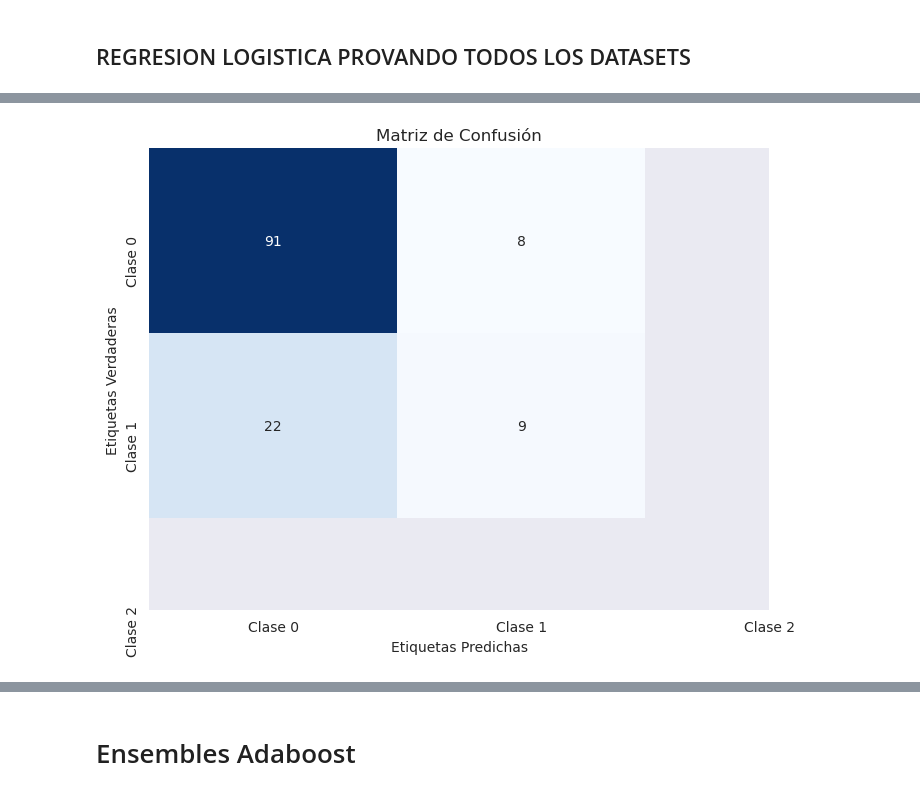
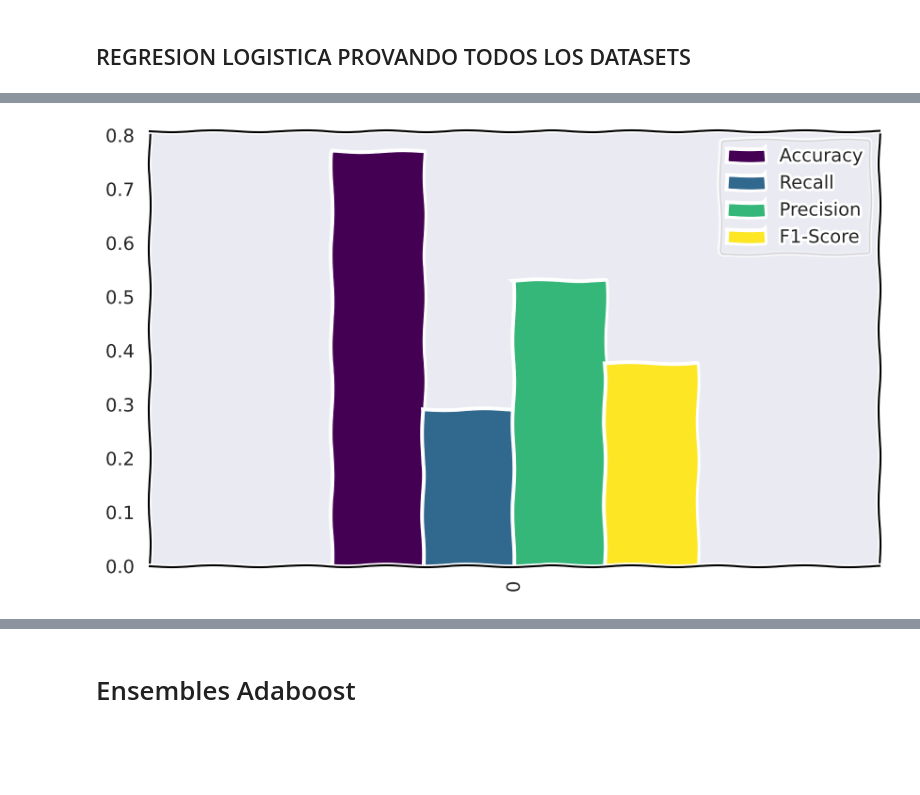
Before and after one commit to WADEBER/Trabajo-Aprendizaje, a Jupyter notebook: alcoholism.ipynb, the cells around one changed output, grey strips where cells are left out. Drawn from its saved outputs; the diff is of its cells as text; code cells hidden in the pictures; blank space fills up the shorter version.

Commit message:
Graficas F1_Score

```diff
--- a/alcoholism.ipynb
+++ b/alcoholism.ipynb
@@ -547,2 +507,21 @@ Esto sugiere que se necesitan enfoques más sofisticados, posiblemente incluyend
 # %%
+y_train_G1, y_train_G2, y_train_media, X_train, y_test_G1, y_test_G2, y_test_media, y_val_G1, y_val_media, X_test, X_val, y_train_calificacion, y_val_calificacion
 ##PONER UNA RED PARA PREDICCION
+clasificador = MLPClassifier(hidden_layer_sizes=(2*len(X_train[0]), 2), max_iter=1000,early_stopping = True,n_iter_no_change = 100,learning_rate_init = 0.0001)
+
+param_grid = {'solver': ['adam', 'sgd']}
+
+grid_search_red = GridSearchCV(clasificador, param_grid, cv=5, scoring='accuracy', refit=True)
+
+# Ejecutar la búsqueda en el conjunto de datos
+grid_search_red.fit(X_train, y_train_media)
+
+# Obtener el mejor modelo y sus parámetros
+best_model_red = grid_search_red.best_estimator_
+best_params_red = grid_search_red.best_params_
+
+print("Mejores parámetros:",  best_params_red)
+
+y_pred_val = best_model_red.predict(X_test)
+accuracy_calificacion_test = accuracy_score(y_test_media, y_pred_val)
+print("Precision validacion: ", 100 * accuracy_calificacion_val, "%")
@@ -608,47 +589,10 @@ def mostrarPesos(best_model_log):# Calcular la importancia de las característic
 # %% [markdown]
 ## REGRESION LOGISTICA PROVANDO TODOS LOS DATASETS
 # %%
+from sklearn.metrics import confusion_matrix, precision_score, recall_score, f1_score, accuracy_score
 diccionario_log = {}
 for i in diccionario_datasets: # Hacemos un particionamiento estándar, 60% para train y 40% para test
-    train_data, temp_data = train_test_split(diccionario_datasets[i], test_size=0.4, random_state=42)
-    val_data, test_data = train_test_split(temp_data, test_size=0.5, random_state=42)
-
-    # Sacamos los atributos target
-    y_train_G1 = train_data['G1']
-    y_train_G2 = train_data['G2']
-    y_train_media = train_data['Media_G1_G2']
-
-
-    # Definimos X con el resto de atributos que no son los targets
-    X_train = train_data.drop(['G1', 'G2','Media_G1_G2','Calificacion'], axis=1)
-
-    # Definimos los conjuntos de Test
-    y_test_G1 = test_data['G1']
-    y_test_G2 = test_data['G2']
-    y_test_media = test_data['Media_G1_G2']
-
-    # Sacamos los atributos de validacion
-    y_val_G1 = val_data['G1']
-    y_val_G2 = val_data['G2']
-    y_val_media = val_data['Media_G1_G2']
-
-    # Definimos X con el resto de atributos que no son los targets
-    X_test = test_data.drop(['G1', 'G2','Media_G1_G2','Calificacion'], axis=1)
-    X_val = val_data.drop(['G1', 'G2','Media_G1_G2','Calificacion'], axis=1)
-
-
-    y_train_calificacion = train_data['Calificacion']
-    y_test_calificacion = test_data['Calificacion']
-    y_val_calificacion = val_data['Calificacion']
-
-
-    # Creamos el estandarizador
-    scaler = StandardScaler()
-
-    # Ajustamos el estandarizador con los datos de entrenamiento y luego transformamos los datos de entrenamiento
-    X_train = scaler.fit_transform(X_train)
-    X_test = scaler.transform(X_test)
-    X_val = scaler.transform(X_val)
+    y_train_G1, y_train_G2, y_train_media, X_train, y_test_G1, y_test_G2, y_test_media, y_val_G1, y_val_media, X_test, X_val, y_train_calificacion, y_val_calificacion = cargarDatos(diccionario_datasets[i])
 
     # Aplicamos el modelo de regresion logistica
     modelo_logistico_calificacion = LogisticRegression()
@@ -674,15 +618,28 @@ for i in diccionario_datasets: # Hacemos un particionamiento estándar, 60% para
 
     #Precision Validacion
     y_pred_val = best_model_log.predict(X_val)
-    precision_calificacion_val = accuracy_score(y_val_calificacion, y_pred_val)
-    print("Precision validacion para dataset ", i, ": "  , 100 * precision_calificacion_val, "%")
+    accuracy_calificacion_val = accuracy_score(y_val_calificacion, y_pred_val)
+    recall  = recall_score(y_val_calificacion, y_pred_val)
+    f1 = f1_score(y_val_calificacion, y_pred_val)
+    precision = precision_score(y_val_calificacion, y_pred_val)
+    print("Precision validacion para dataset ", i, ": "  , 100 * accuracy_calificacion_val, "%")
 
 
-    matriz_confusion(y_val_calificacion, y_pred_val)
+    #matriz_confusion(y_val_calificacion, y_pred_val)
+
+    df_metrics = pd.DataFrame({
+        'Accuracy': [accuracy_calificacion_val],
+        'Recall': [recall],
+        'Precision': [precision],
+        'F1-Score': [f1]
+    })
+    with plt.xkcd():
+        df_metrics.plot(kind='bar', figsize=(10, 6), colormap='viridis')
 
     diccionario_log[i] = best_model_log
 
-    mostrarPesos(best_model_log)
+
+    #mostrarPesos(best_model_log)
 # %% [output]
 Mejores parámetros para dataset  original :  {'C': 0.1, 'multi_class': 'ovr', 'penalty': 'l1', 'solver': 'liblinear'}
 Precision validacion para dataset  original :  76.92307692307693 %
@@ -691 +650 @@ Precision validacion para dataset  original :  76.92307692307693 %
-[figure, old version]
+[figure, new version]
```
Also changed, not shown: parts of 32 cells of this notebook.
